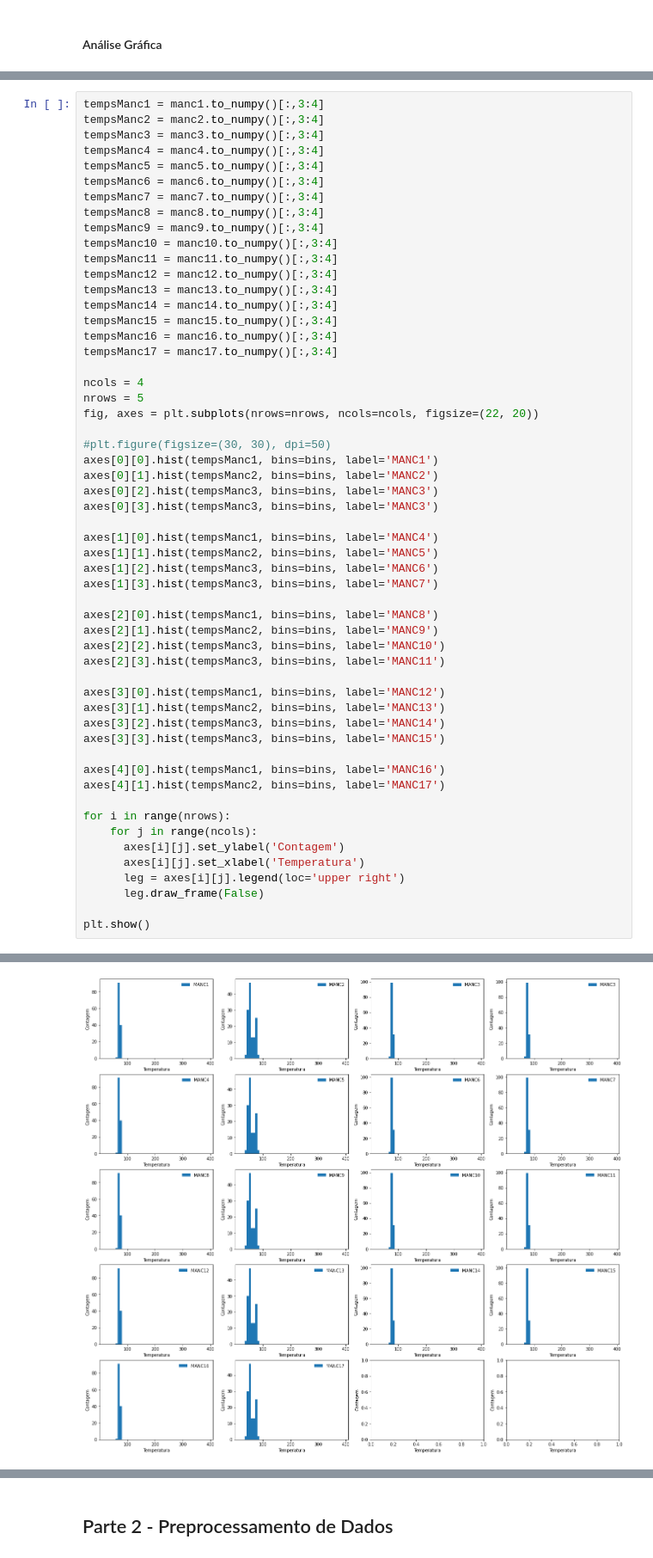
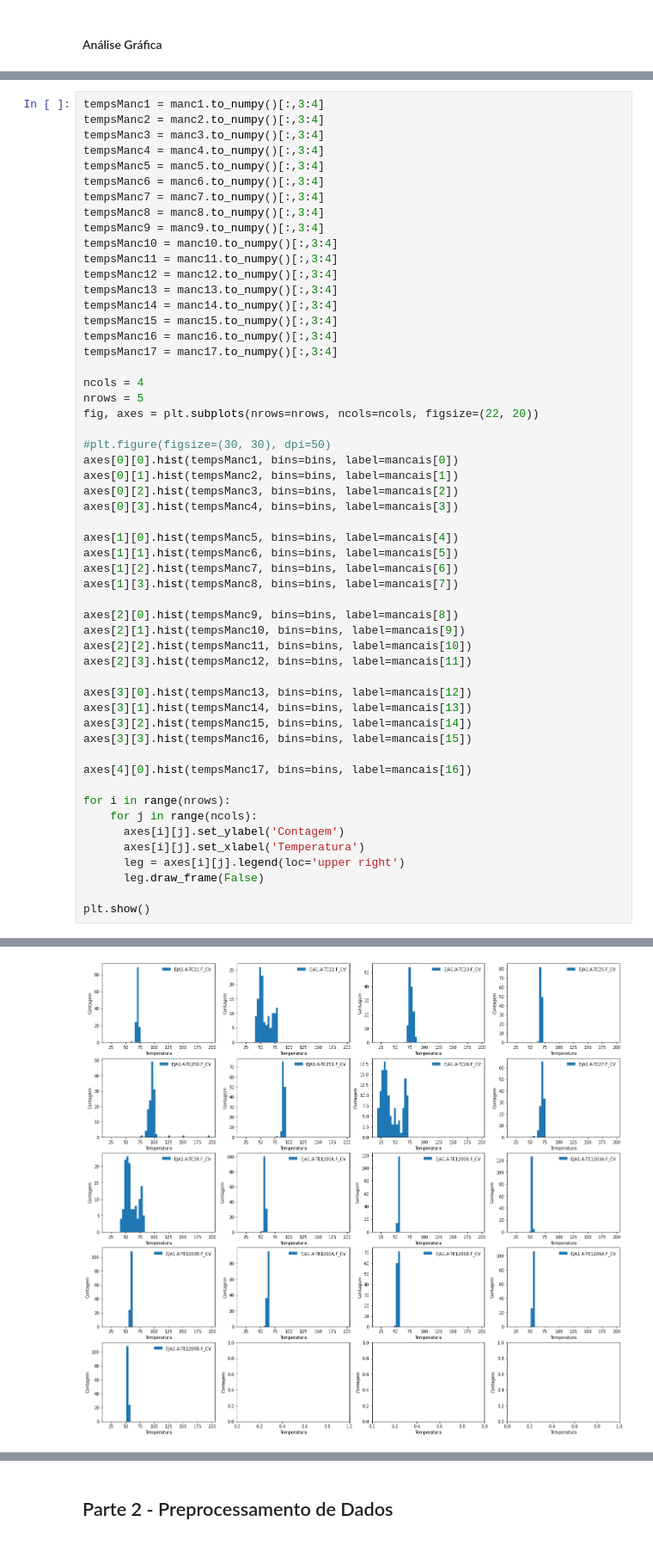
Before and after one commit to secretaria-ICA/Previsibilidade_das_Temperaturas_dos_Mancais, a Jupyter notebook: 1_AVAL_RN_TEMP_C_4451_08001A.ipynb, the cells around one changed output, grey strips where cells are left out. Shown at 86% size. Drawn from its saved outputs; the diff is of its cells as text.

```diff
--- a/1_AVAL_RN_TEMP_C_4451_08001A.ipynb
+++ b/1_AVAL_RN_TEMP_C_4451_08001A.ipynb
@@ -183,28 +170,27 @@ nrows = 5
 fig, axes = plt.subplots(nrows=nrows, ncols=ncols, figsize=(22, 20))
 
 #plt.figure(figsize=(30, 30), dpi=50)
-axes[0][0].hist(tempsManc1, bins=bins, label='MANC1')
-axes[0][1].hist(tempsManc2, bins=bins, label='MANC2')
-axes[0][2].hist(tempsManc3, bins=bins, label='MANC3')
-axes[0][3].hist(tempsManc3, bins=bins, label='MANC3')
+axes[0][0].hist(tempsManc1, bins=bins, label=mancais[0])
+axes[0][1].hist(tempsManc2, bins=bins, label=mancais[1])
+axes[0][2].hist(tempsManc3, bins=bins, label=mancais[2])
+axes[0][3].hist(tempsManc4, bins=bins, label=mancais[3])
 
-axes[1][0].hist(tempsManc1, bins=bins, label='MANC4')
-axes[1][1].hist(tempsManc2, bins=bins, label='MANC5')
-axes[1][2].hist(tempsManc3, bins=bins, label='MANC6')
-axes[1][3].hist(tempsManc3, bins=bins, label='MANC7')
+axes[1][0].hist(tempsManc5, bins=bins, label=mancais[4])
+axes[1][1].hist(tempsManc6, bins=bins, label=mancais[5])
+axes[1][2].hist(tempsManc7, bins=bins, label=mancais[6])
+axes[1][3].hist(tempsManc8, bins=bins, label=mancais[7])
 
-axes[2][0].hist(tempsManc1, bins=bins, label='MANC8')
-axes[2][1].hist(tempsManc2, bins=bins, label='MANC9')
-axes[2][2].hist(tempsManc3, bins=bins, label='MANC10')
-axes[2][3].hist(tempsManc3, bins=bins, label='MANC11')
+axes[2][0].hist(tempsManc9, bins=bins, label=mancais[8])
+axes[2][1].hist(tempsManc10, bins=bins, label=mancais[9])
+axes[2][2].hist(tempsManc11, bins=bins, label=mancais[10])
+axes[2][3].hist(tempsManc12, bins=bins, label=mancais[11])
 
-axes[3][0].hist(tempsManc1, bins=bins, label='MANC12')
-axes[3][1].hist(tempsManc2, bins=bins, label='MANC13')
-axes[3][2].hist(tempsManc3, bins=bins, label='MANC14')
-axes[3][3].hist(tempsManc3, bins=bins, label='MANC15')
+axes[3][0].hist(tempsManc13, bins=bins, label=mancais[12])
+axes[3][1].hist(tempsManc14, bins=bins, label=mancais[13])
+axes[3][2].hist(tempsManc15, bins=bins, label=mancais[14])
+axes[3][3].hist(tempsManc16, bins=bins, label=mancais[15])
 
-axes[4][0].hist(tempsManc1, bins=bins, label='MANC16')
-axes[4][1].hist(tempsManc2, bins=bins, label='MANC17')
+axes[4][0].hist(tempsManc17, bins=bins, label=mancais[16])
 
 for i in range(nrows):
     for j in range(ncols):
@@ -220,4 +207,4 @@ WARNING:matplotlib.legend:No handles with labels found to put in legend.
-[figure, old version]
+[figure, new version]
 # %%
 plt.figure(figsize=(30, 15), dpi=50)
 
```
Also changed, not shown: parts of 15 cells of this notebook.
